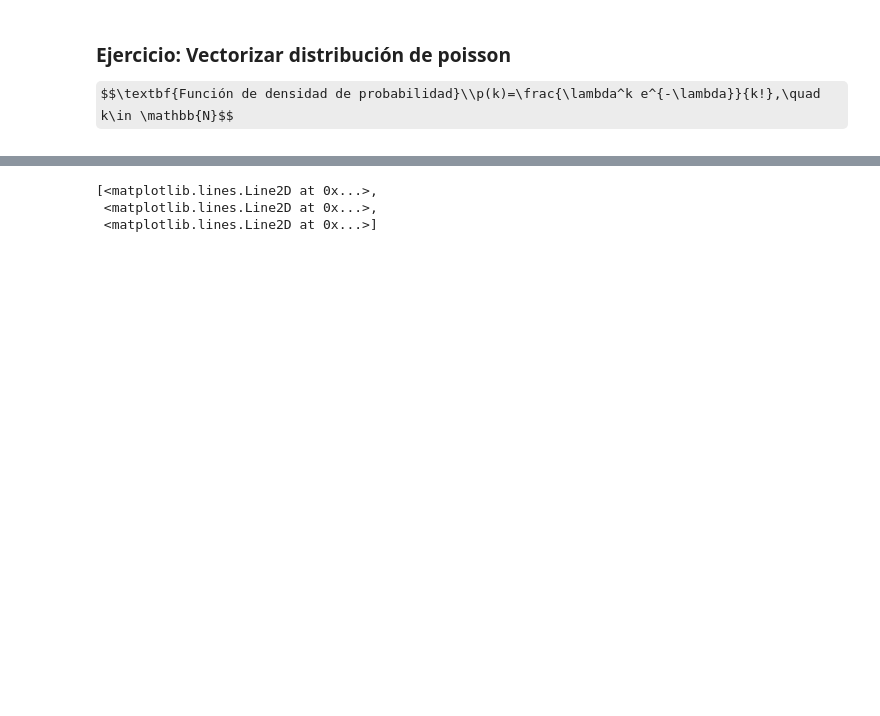
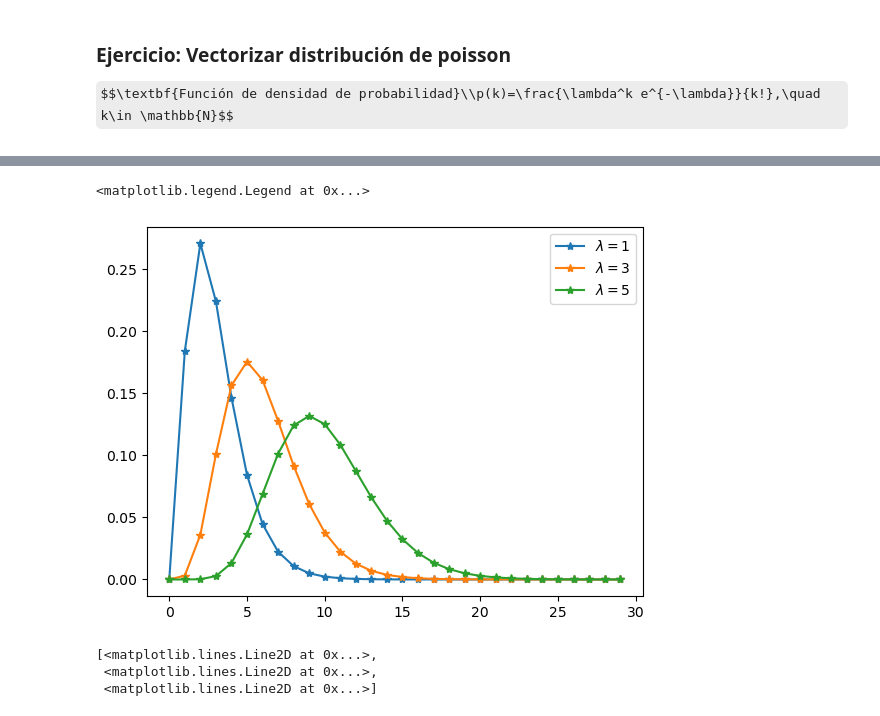
Before and after one commit to jjdegmal/SPF-2023-I, a Jupyter notebook: TEMA-1/Clase5_ContOptimizacionProgramacion.ipynb, the cells around one changed output, grey strips where cells are left out. Cells and saved outputs as stored; diff of their text form; code cells hidden in the pictures; some formulas as TeX source; blank space fills up the shorter version.

```diff
--- a/TEMA-1/Clase5_ContOptimizacionProgramacion.ipynb
+++ b/TEMA-1/Clase5_ContOptimizacionProgramacion.ipynb
@@ -195,3 +214,9 @@ plt.legend()
+# %%
+plt.plot(np.array([p(l, k) for l in [2,5,9]]).T, '*-')
+plt.legend([f'$\lambda = {l2}$' for l2 in l])
+# %% [output]
+<matplotlib.legend.Legend at 0x...>
+[figure, added]
 # %%
 plt.plot(np.array([p(l, k) for l in [2,5,9]]).T, '*')
 # %% [output]
```
Also changed, not shown: parts of 11 cells of this notebook, 1 other file.
